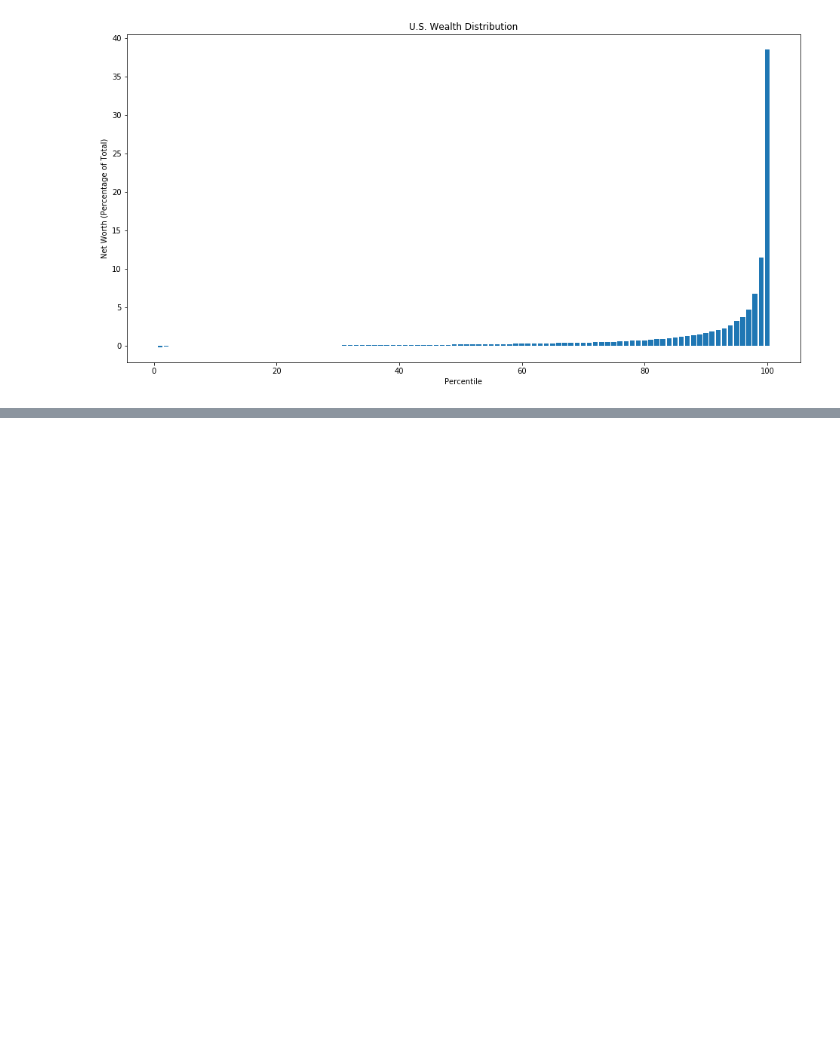
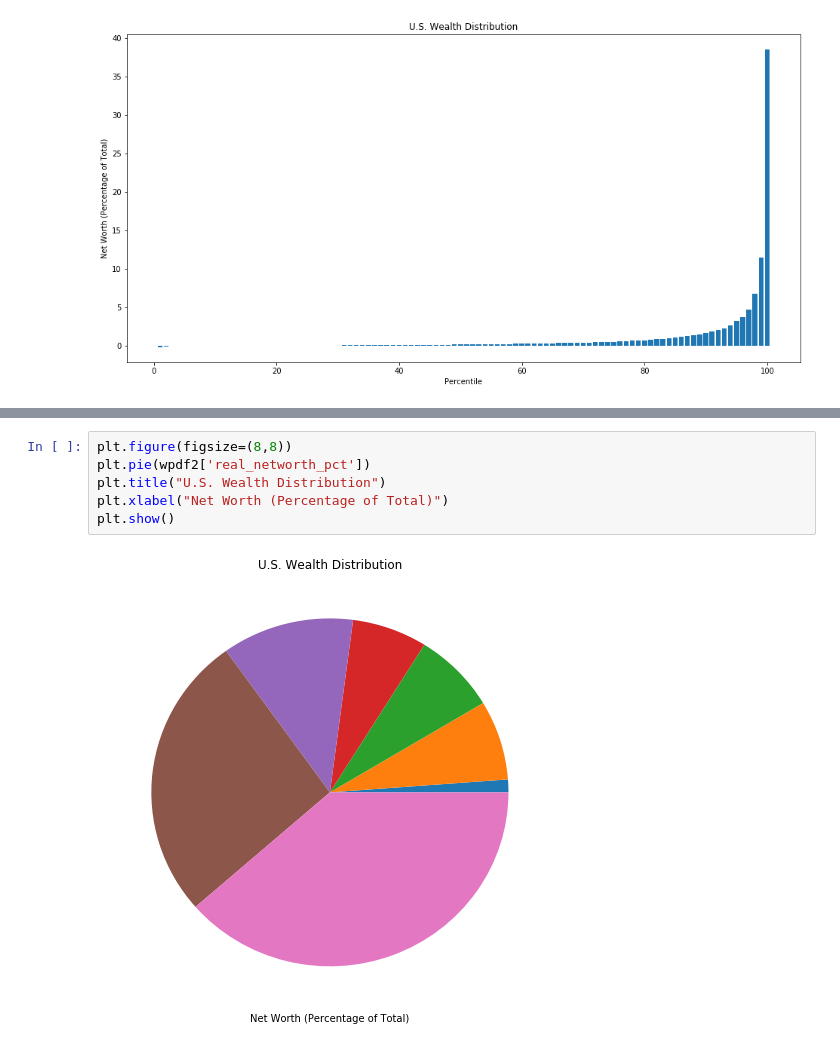
Before and after one commit to TheSocialWealthFund/swf-research-py, a Jupyter notebook: notebooks/datapackage_sandbox.ipynb, the cells around one changed output, grey strips where cells are left out. Drawn from its saved outputs; the diff is of its cells as text; blank space fills up the shorter version.

Commit message:
Adding pie chart

```diff
--- a/notebooks/datapackage_sandbox.ipynb
+++ b/notebooks/datapackage_sandbox.ipynb
@@ -105,3 +105,11 @@ display(wpdf2)
 | 5.0 | 11.959626 |
 | 6.0 | 26.553925 |
 | 7.0 | 38.558681 |
+# %%
+plt.figure(figsize=(8,8))
+plt.pie(wpdf2['real_networth_pct'])
+plt.title("U.S. Wealth Distribution")
+plt.xlabel("Net Worth (Percentage of Total)")
+plt.show()
+# %% [output]
+[figure, added]
```
Also changed, not shown: parts of 1 cell of this notebook.
